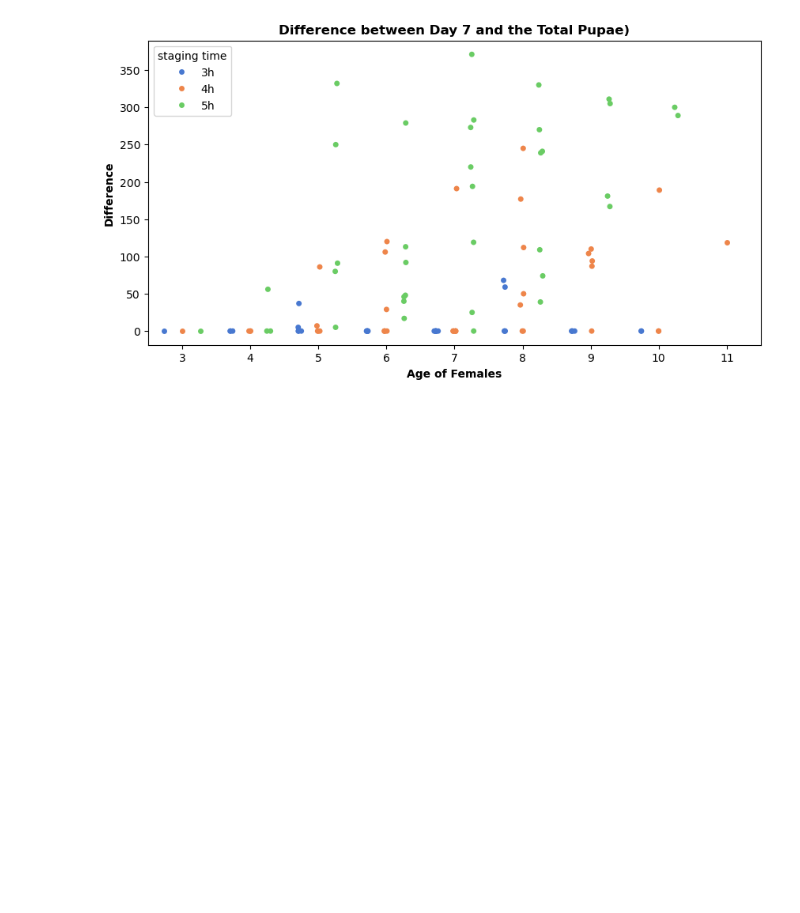
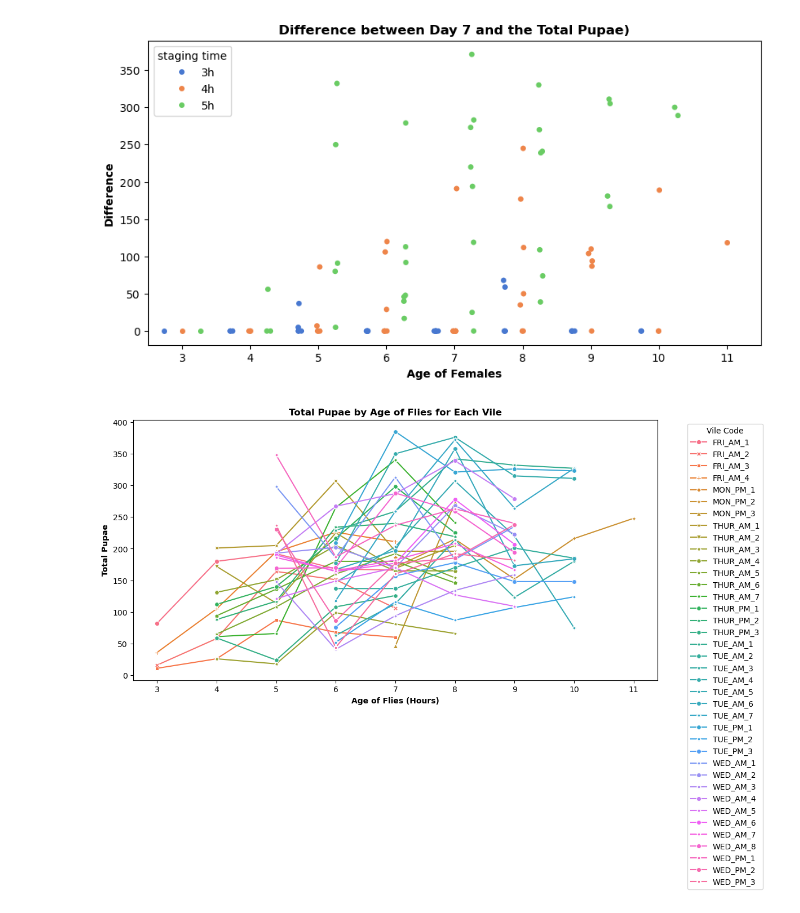
Before and after one commit to lenacochrane/behavioural-analysis, a Jupyter notebook: scripts/plug-camera/staging-parameters/pupae_plot.ipynb, the cells around one changed output. Drawn from its saved outputs; the diff is of its cells as text; code cells hidden in the pictures; blank space fills up the shorter version.

Commit message:
more plots

```diff
--- a/scripts/plug-camera/staging-parameters/pupae_plot.ipynb
+++ b/scripts/plug-camera/staging-parameters/pupae_plot.ipynb
@@ -964,0 +983,19 @@ plt.show()
+# %%
+# chat gpt did this
+
+df_mb = df2.sort_values(by=['Vile_Code', 'Age of flies '])
+
+# Now, create the line plot using seaborn
+plt.figure(figsize=(12, 6))
+sns.lineplot(data=df_mb, x='Age of flies ', y='Total Pupae', hue='Vile_Code', style='Vile_Code', markers=True, dashes=False)
+
+plt.title('Total Pupae by Age of Flies for Each Vile', fontweight='bold')
+plt.xlabel('Age of Flies (Hours)', fontweight='bold')
+plt.ylabel('Total Pupae', fontweight='bold')
+
+# Adjust the legend
+plt.legend(title='Vile Code', bbox_to_anchor=(1.05, 1), loc='upper left')
+
+plt.show()
+# %% [output]
+[figure, added]
```
Also changed, not shown: parts of 3 cells of this notebook.
